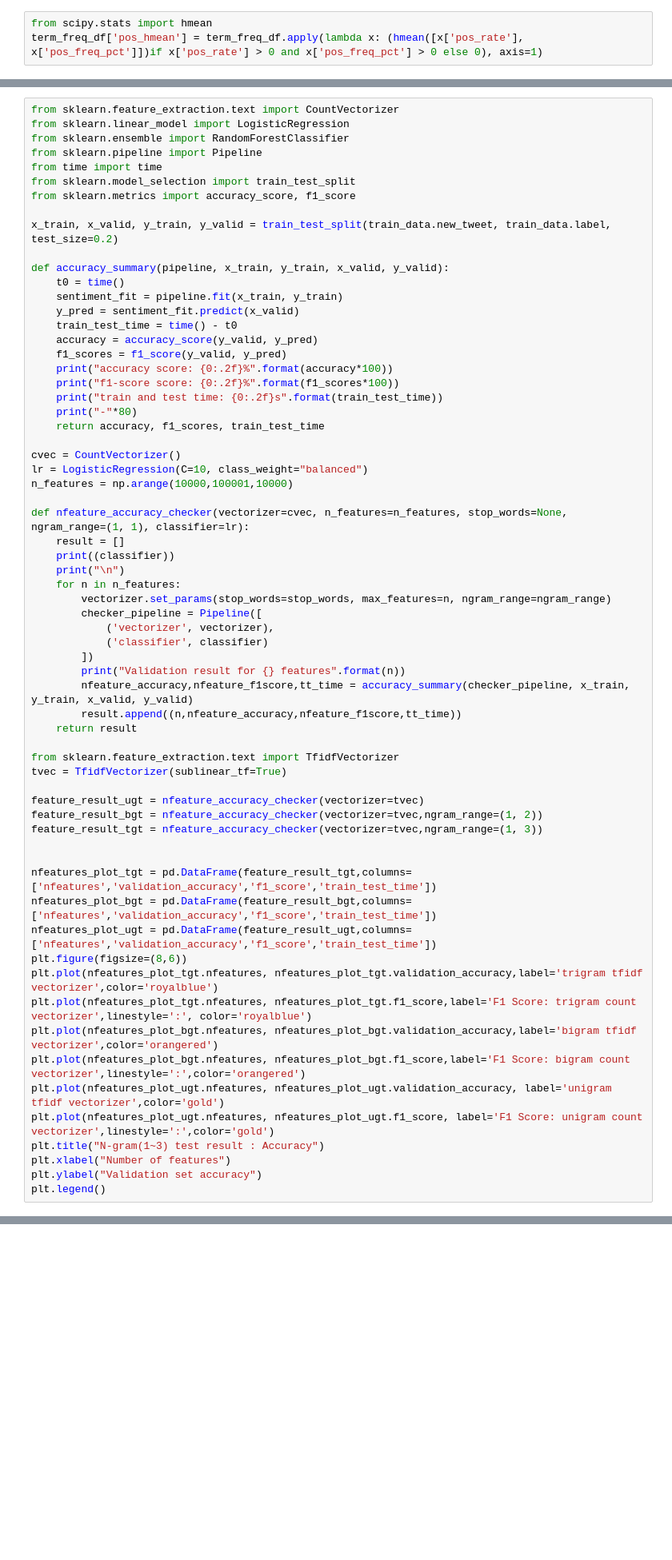
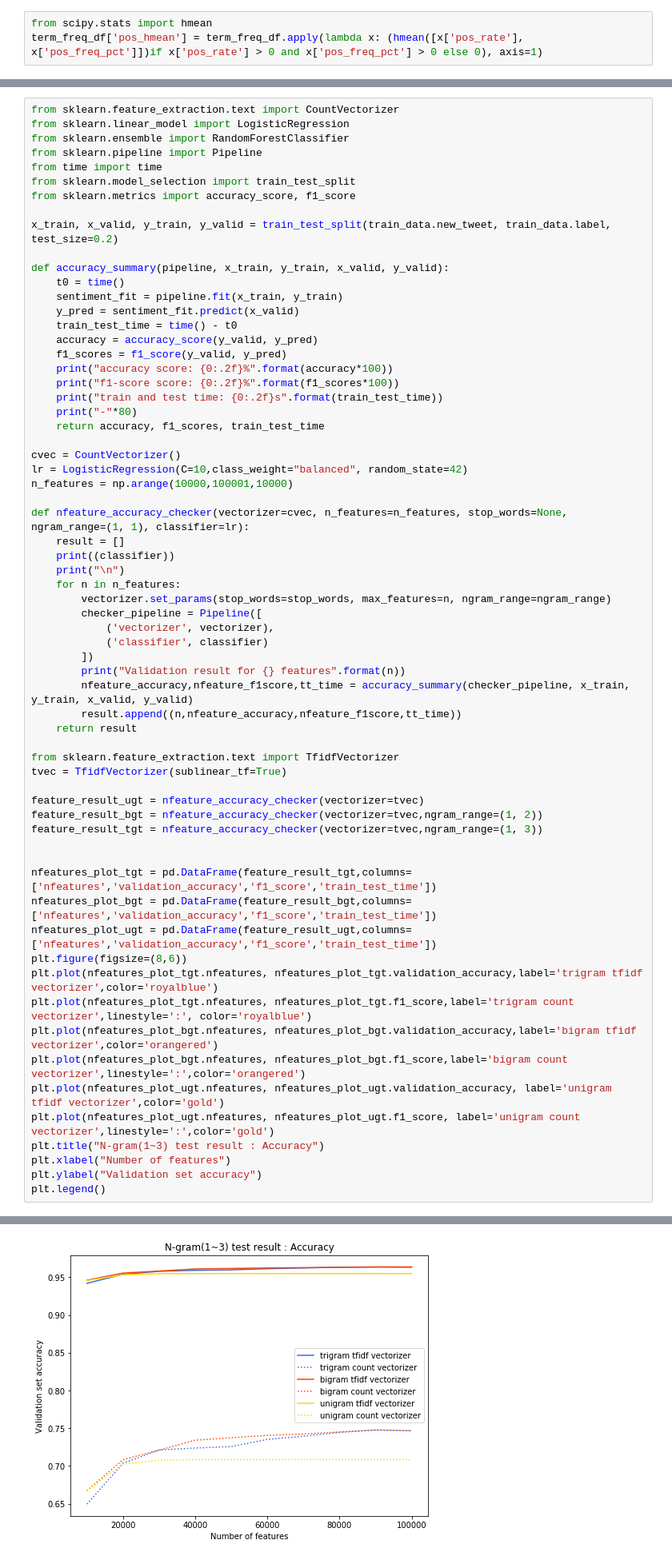
Before and after one commit to vascobailao/SentimentAnalysis, a Jupyter notebook: Untitled7.ipynb, the cells around one changed output, grey strips where cells are left out. Shown at 80% size. Saved outputs shown, nothing was run; the diff lists cells and outputs as text; blank space fills up the shorter version.

```diff
--- a/Untitled7.ipynb
+++ b/Untitled7.ipynb
@@ -500,7 +500,7 @@ def accuracy_summary(pipeline, x_train, y_train, x_valid, y_valid):
     return accuracy, f1_scores, train_test_time
 
 cvec = CountVectorizer()
-lr = LogisticRegression(C=10, class_weight="balanced")
+lr = LogisticRegression(C=10,class_weight="balanced", random_state=42)
 n_features = np.arange(10000,100001,10000)
 
 def nfeature_accuracy_checker(vectorizer=cvec, n_features=n_features, stop_words=None, ngram_range=(1, 1), classifier=lr):
@@ -531,11 +531,11 @@ nfeatures_plot_bgt = pd.DataFrame(feature_result_bgt,columns=['nfeatures','valid
 nfeatures_plot_ugt = pd.DataFrame(feature_result_ugt,columns=['nfeatures','validation_accuracy','f1_score','train_test_time'])
 plt.figure(figsize=(8,6))
 plt.plot(nfeatures_plot_tgt.nfeatures, nfeatures_plot_tgt.validation_accuracy,label='trigram tfidf vectorizer',color='royalblue')
-plt.plot(nfeatures_plot_tgt.nfeatures, nfeatures_plot_tgt.f1_score,label='F1 Score: trigram count vectorizer',linestyle=':', color='royalblue')
+plt.plot(nfeatures_plot_tgt.nfeatures, nfeatures_plot_tgt.f1_score,label='trigram count vectorizer',linestyle=':', color='royalblue')
 plt.plot(nfeatures_plot_bgt.nfeatures, nfeatures_plot_bgt.validation_accuracy,label='bigram tfidf vectorizer',color='orangered')
-plt.plot(nfeatures_plot_bgt.nfeatures, nfeatures_plot_bgt.f1_score,label='F1 Score: bigram count vectorizer',linestyle=':',color='orangered')
+plt.plot(nfeatures_plot_bgt.nfeatures, nfeatures_plot_bgt.f1_score,label='bigram count vectorizer',linestyle=':',color='orangered')
 plt.plot(nfeatures_plot_ugt.nfeatures, nfeatures_plot_ugt.validation_accuracy, label='unigram tfidf vectorizer',color='gold')
-plt.plot(nfeatures_plot_ugt.nfeatures, nfeatures_plot_ugt.f1_score, label='F1 Score: unigram count vectorizer',linestyle=':',color='gold')
+plt.plot(nfeatures_plot_ugt.nfeatures, nfeatures_plot_ugt.f1_score, label='unigram count vectorizer',linestyle=':',color='gold')
 plt.title("N-gram(1~3) test result : Accuracy")
 plt.xlabel("Number of features")
 plt.ylabel("Validation set accuracy")
@@ -561,3 +562,4 @@ Validation result for 50000 features
+[figure, added]
 # %%
 from sklearn.svm import LinearSVC
 from sklearn.ensemble import AdaBoostClassifier
```
Also changed, not shown: parts of 15 cells of this notebook.
